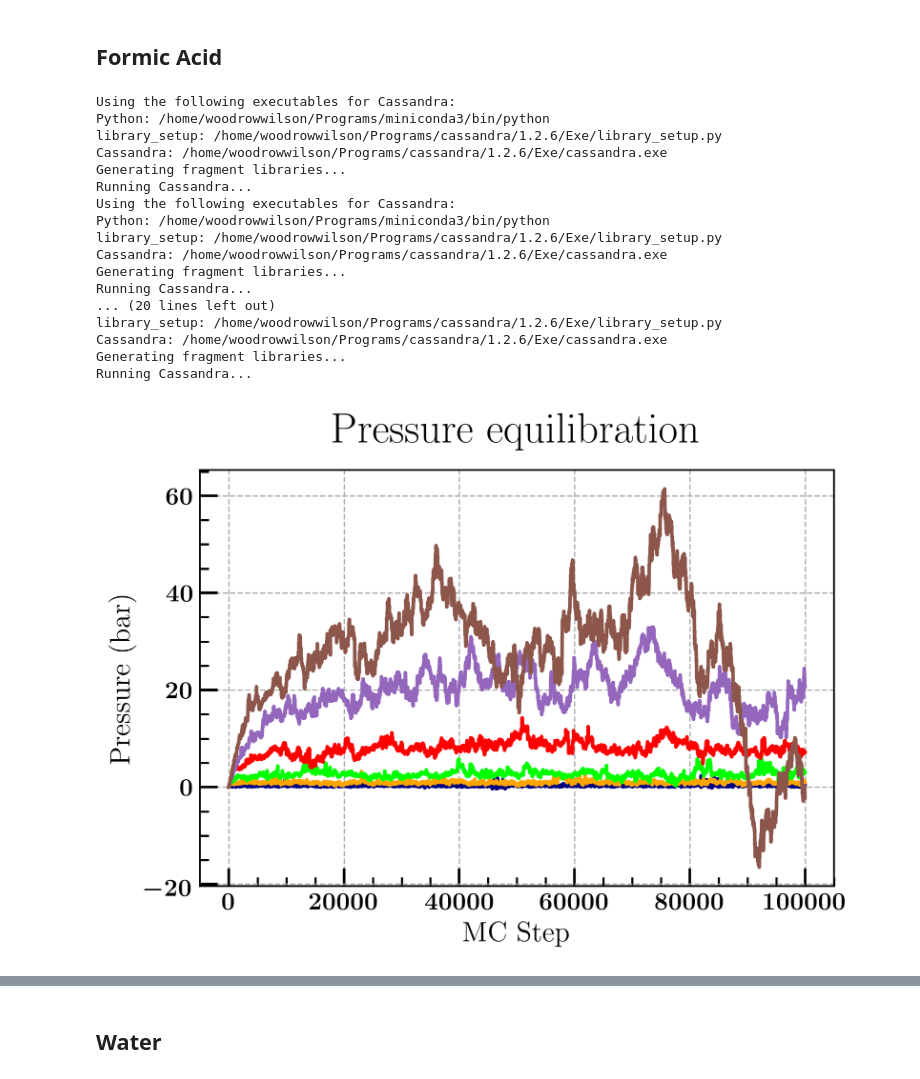
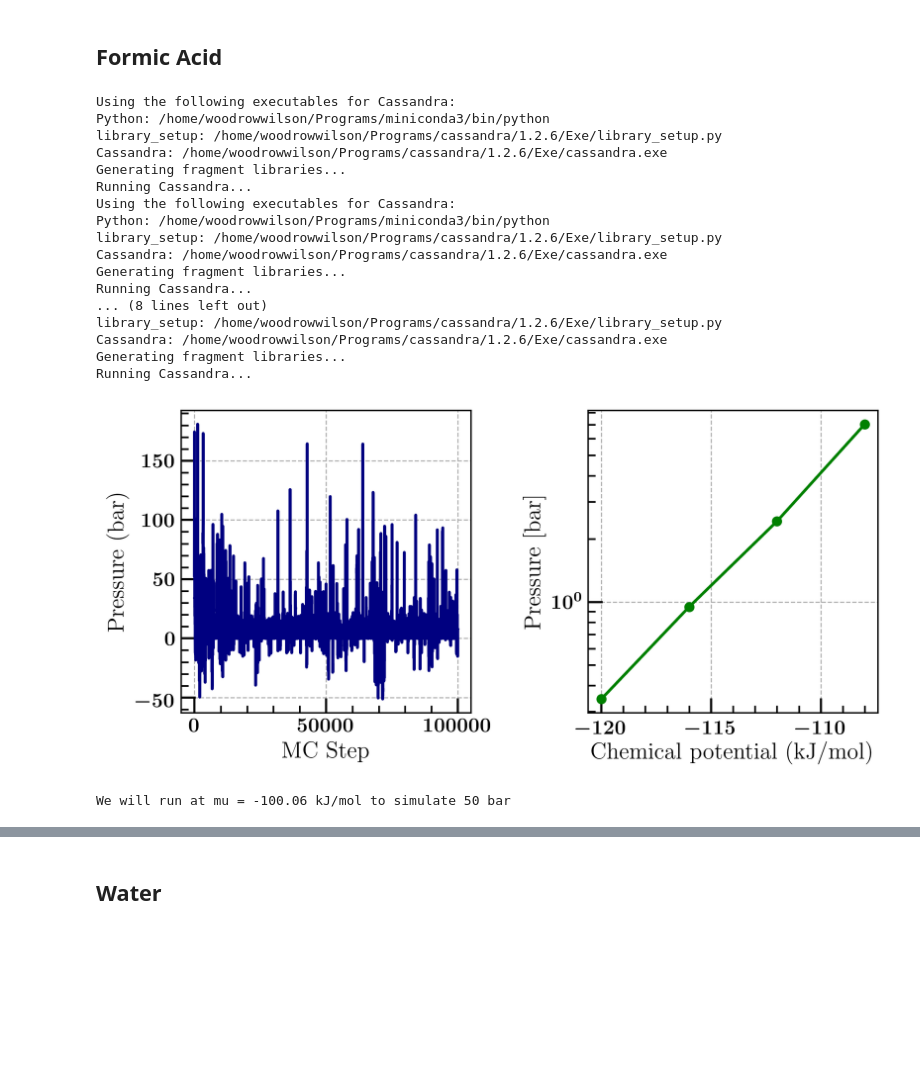
Before and after one commit to potus28/MSELProjects, a Jupyter notebook: MC/equation-of-state/Solvent-EOS.ipynb, the cells around one changed output, grey strips where cells are left out. Drawn from its saved outputs; the diff is of its cells as text; code cells hidden in the pictures; blank space fills up the shorter version.

```diff
--- a/MC/equation-of-state/Solvent-EOS.ipynb
+++ b/MC/equation-of-state/Solvent-EOS.ipynb
@@ -18,85 +80,31 @@ Warning: importing 'simtk.openmm' is deprecated.  Import 'openmm' instead.
 # %%
 atoms = mbuild.load("O=CO", smiles=True)
 ff = foyer.forcefields.load_OPLSAA()
 atoms_ff = ff.apply(atoms)
-
-box = mbuild.Box(lengths=[3.0, 3.0, 3.0])
-# Create box and species list
-box_list = [box]
-species_list = [atoms_ff]
-
-mols_to_add = [[64]]
-
-system = mc.System(box_list, species_list, mols_to_add=mols_to_add)
-moveset = mc.MoveSet("gcmc", species_list)
-
-
-temperature = 450.0 * u.K
-
 custom_args = {
-    "prop_freq" : 10,
-    "max_molecules": [5000]
-}
-
-
-mus_adsorbate = np.arange(-120, -100, 4) * u.kJ/u.mol
-
-for mu_adsorbate in mus_adsorbate:
-    dirname = f'formic_acid/pure_mu_{mu_adsorbate:.1f}'.replace(" ", "_").replace("/", "-")
-    if not os.path.isdir(dirname):
-        os.mkdir(dirname)
-    else:
-        pass
-
-    with temporary_cd(dirname):
-        species_list = [atoms_ff]
-
-        if mu_adsorbate < -34:
-            boxl = 10. # nm
-        else:
-            boxl = 5. # nm
-
-        box_list = [mbuild.Box([boxl,boxl,boxl])]
-        system = mc.System(box_list, species_list)
-        moveset = mc.MoveSet('gcmc', species_list)
-
-        mc.run(
-            system=system,
-            moveset=moveset,
-            run_type="equil",
-            run_length=100000,
-            temperature=temperature,
-            chemical_potentials = [mu_adsorbate],
-            **custom_args
-        )
+            "prop_freq" : 10,
+            "max_molecules": [5000]
+        }
+mus_adsorbate = np.arange(-120, -105, 4) * u.kJ/u.mol
+gcmcsim("formic_acid", atoms_ff, mus_adsorbate, -110, custom_args)
+plot_loading("formic_acid", mus_adsorbate)
 # %% [output]
 Using the following executables for Cassandra:
 Python: /home/woodrowwilson/Programs/miniconda3/bin/python
 library_setup: /home/woodrowwilson/Programs/cassandra/1.2.6/Exe/library_setup.py
 Cassandra: /home/woodrowwilson/Programs/cassandra/1.2.6/Exe/cassandra.exe
 Generating fragment libraries...
 Running Cassandra...
 Using the following executables for Cassandra:
 Python: /home/woodrowwilson/Programs/miniconda3/bin/python
 library_setup: /home/woodrowwilson/Programs/cassandra/1.2.6/Exe/library_setup.py
 Cassandra: /home/woodrowwilson/Programs/cassandra/1.2.6/Exe/cassandra.exe
 Generating fragment libraries...
 Running Cassandra...
-... (20 lines left out)
+... (8 lines left out)
 library_setup: /home/woodrowwilson/Programs/cassandra/1.2.6/Exe/library_setup.py
 Cassandra: /home/woodrowwilson/Programs/cassandra/1.2.6/Exe/cassandra.exe
 Generating fragment libraries...
 Running Cassandra...
+[figure, added]
+We will run at mu = -100.06 kJ/mol to simulate 50 bar
-# %%
-pressures = []
-for mu_adsorbate in mus_adsorbate:
-    dirname = f'formic_acid/pure_mu_{mu_adsorbate:.1f}'.replace(" ", "_").replace("/", "-")
-    thermo = ThermoProps(dirname + "/gcmc.out.prp")
-    pressures.append(np.mean(thermo.prop("Pressure", start=30000)))
-    plt.plot(thermo.prop("MC_STEP"), thermo.prop("Pressure"))
-plt.title("Pressure equilibration")
-plt.xlabel("MC Step")
-plt.ylabel("Pressure (bar)")
-pass
-# %% [output]
-[figure, removed]
```
Also changed, not shown: parts of 8 cells of this notebook, 5 other files.
